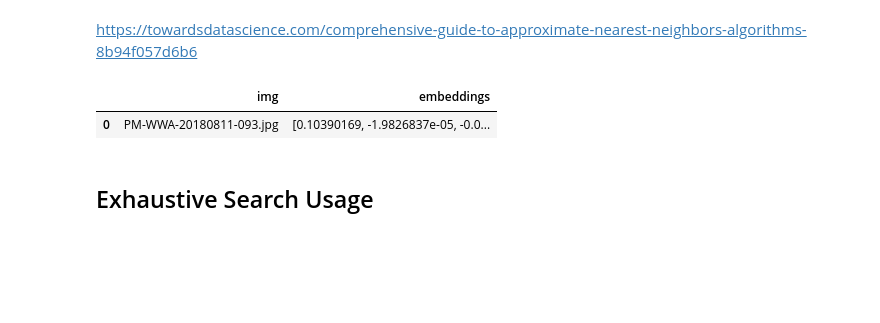
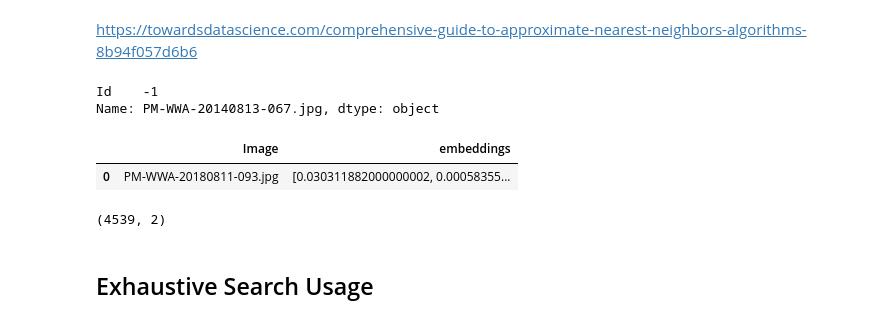
Before and after one commit to philippschw/whale_pytorch, a Jupyter notebook: nearest_neighbors/Faiss Matching exhaustive search.ipynb, the cells around one changed output. Drawn from its saved outputs; the diff is of its cells as text; code cells hidden in the pictures; blank space fills up the shorter version.

```diff
--- a/nearest_neighbors/Faiss Matching exhaustive search.ipynb
+++ b/nearest_neighbors/Faiss Matching exhaustive search.ipynb
@@ -12,7 +11,7 @@ tqdm.pandas()
 
 model_name = 'seresnext101'
 fold = 2
-checkpoint = '17600'
+checkpoint = '20600'
 algo = 'dist_global_org'
 
 nums = [model_name,fold,
@@ -21,0 +23,5 @@ nums = [model_name,fold,
+# %%
+train.set_index('Image').loc['PM-WWA-20140813-067.jpg']
+# %% [output]
+Id    -1
+Name: PM-WWA-20140813-067.jpg, dtype: object
@@ -25,17 +33,21 @@ top20 = top20.set_index(0)
 # %%
 enc = pd.read_csv('../WC_result/{0}_{1}/out_{2}/encoding_org_img.csv'.format(*nums), header=None)
 
 enc = enc.set_index(0)
 
 enc['embeddings'] = enc.values.tolist()
 
 enc = enc.reset_index()
 
 enc = enc.iloc[:, [0, 2050-1]]
 
-enc.columns = ['img', 'embeddings']
+enc.columns = ['Image', 'embeddings']
 
 enc.head(1)
 # %% [output]
-|  | img | embeddings |
-| 0 | PM-WWA-20180811-093.jpg | [0.10390169, -1.9826837e-05, -0.0... |
+|  | Image | embeddings |
+| 0 | PM-WWA-20180811-093.jpg | [0.030311882000000002, 0.00058355... |
+# %%
+train.shape
+# %% [output]
+(4539, 2)
```
Also changed, not shown: parts of 49 cells of this notebook, 6 other files.
